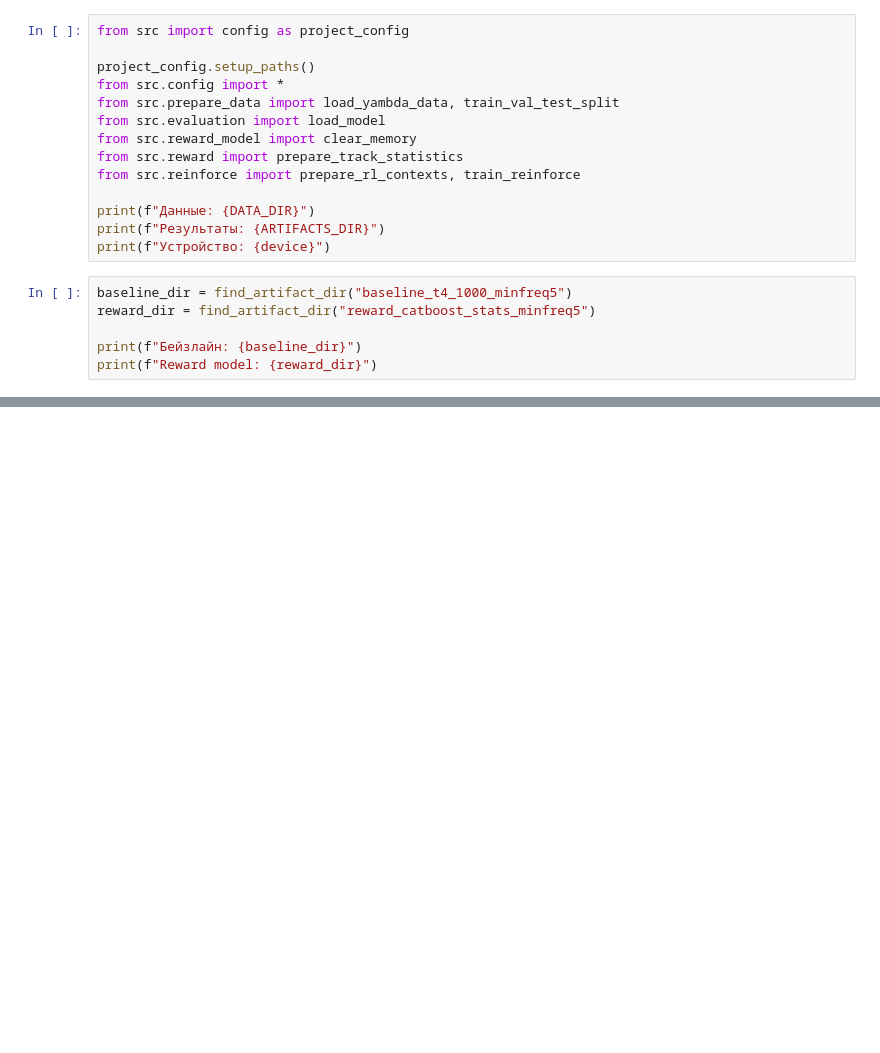
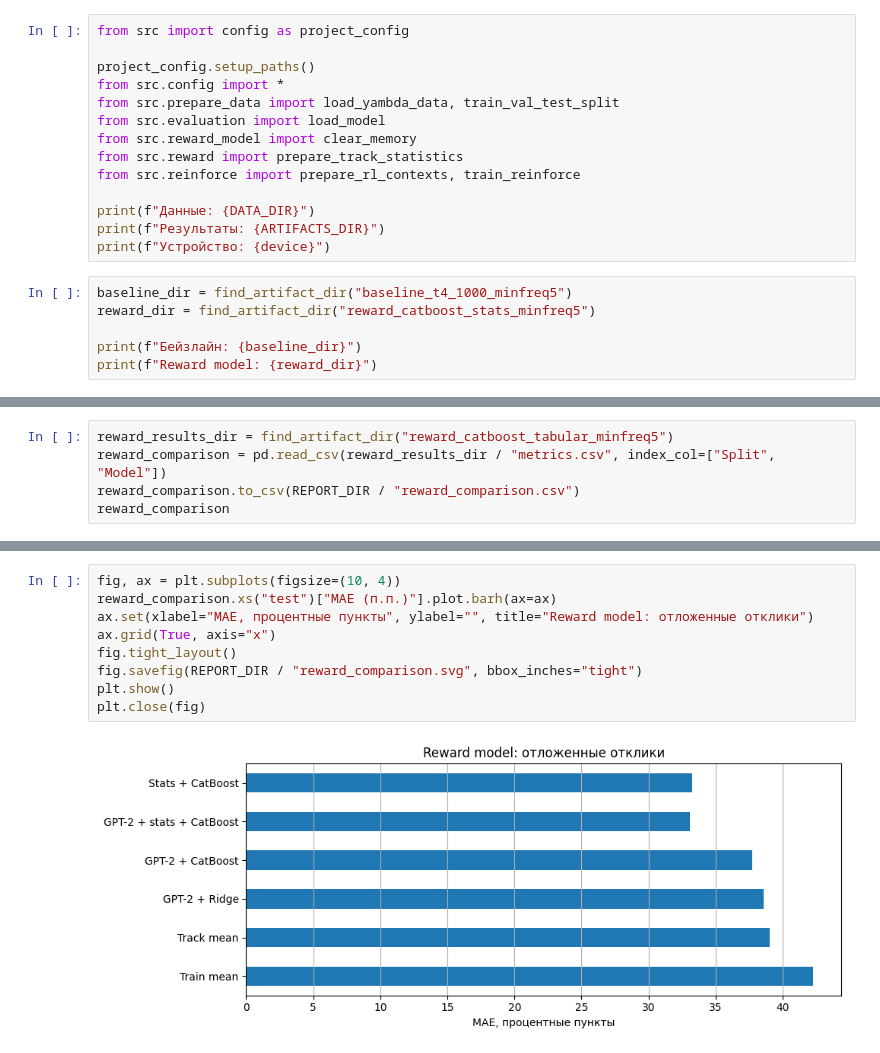
Before and after one commit to daosistt/recsys-rl-sequential, a Jupyter notebook: experiment.ipynb, the cells around one changed output, grey strips where cells are left out. Cells and saved outputs as stored; diff of their text form; blank space fills up the shorter version.

```diff
--- a/experiment.ipynb
+++ b/experiment.ipynb
@@ -38,0 +207,5 @@ print(f"Reward model: {reward_dir}")
+# %%
+reward_results_dir = find_artifact_dir("reward_catboost_tabular_minfreq5")
+reward_comparison = pd.read_csv(reward_results_dir / "metrics.csv", index_col=["Split", "Model"])
+reward_comparison.to_csv(REPORT_DIR / "reward_comparison.csv")
+reward_comparison
@@ -38,0 +227,11 @@ print(f"Reward model: {reward_dir}")
+# %%
+fig, ax = plt.subplots(figsize=(10, 4))
+reward_comparison.xs("test")["MAE (п.п.)"].plot.barh(ax=ax)
+ax.set(xlabel="MAE, процентные пункты", ylabel="", title="Reward model: отложенные отклики")
+ax.grid(True, axis="x")
+fig.tight_layout()
+fig.savefig(REPORT_DIR / "reward_comparison.svg", bbox_inches="tight")
+plt.show()
+plt.close(fig)
+# %% [output]
+[figure, added]
```
Also changed, not shown: parts of 40 cells of this notebook, 36 other files.
